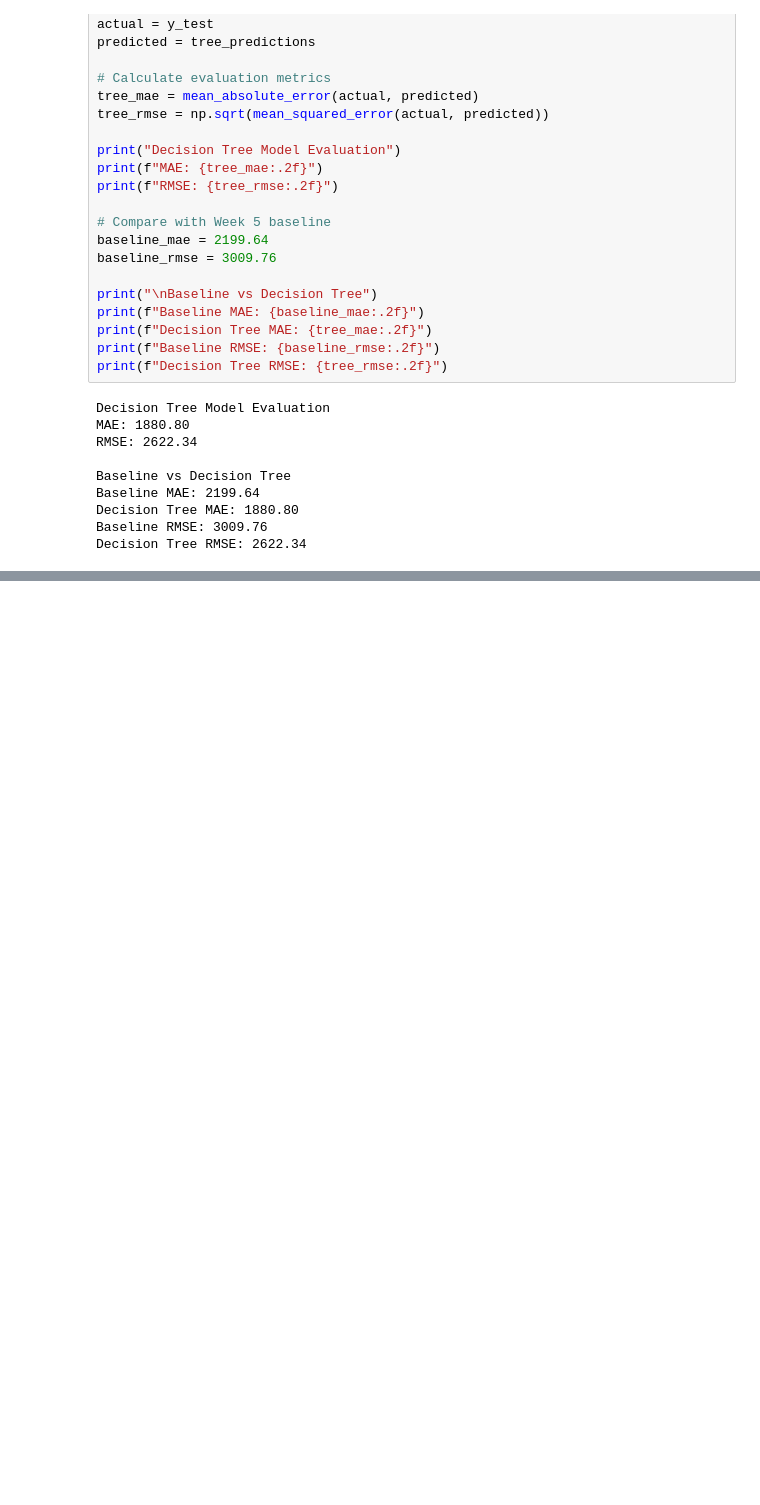
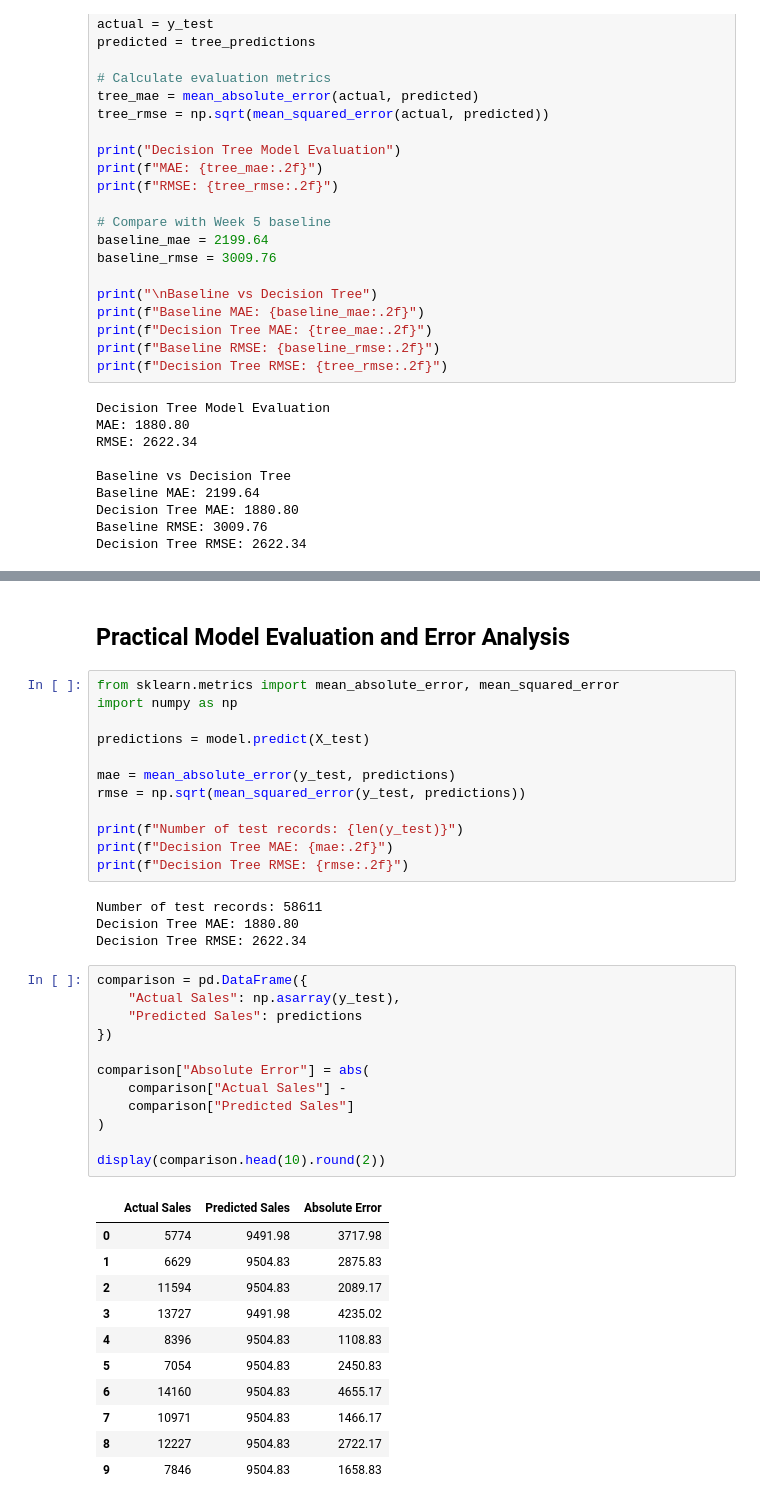
Before and after one commit to BizInsight26/bizinsight, a Jupyter notebook: notebooks/03_decision_tree.ipynb, the cells around one changed output, grey strips where cells are left out. Cells and saved outputs as stored; diff of their text form; blank space fills up the shorter version.

```diff
--- a/notebooks/03_decision_tree.ipynb
+++ b/notebooks/03_decision_tree.ipynb
@@ -192,0 +536,42 @@ Decision Tree RMSE: 2622.34
+# %% [markdown]
+## Practical Model Evaluation and Error Analysis
+# %%
+from sklearn.metrics import mean_absolute_error, mean_squared_error
+import numpy as np
+
+predictions = model.predict(X_test)
+
+mae = mean_absolute_error(y_test, predictions)
+rmse = np.sqrt(mean_squared_error(y_test, predictions))
+
+print(f"Number of test records: {len(y_test)}")
+print(f"Decision Tree MAE: {mae:.2f}")
+print(f"Decision Tree RMSE: {rmse:.2f}")
+# %% [output]
+Number of test records: 58611
+Decision Tree MAE: 1880.80
+Decision Tree RMSE: 2622.34
+# %%
+comparison = pd.DataFrame({
+    "Actual Sales": np.asarray(y_test),
+    "Predicted Sales": predictions
+})
+
+comparison["Absolute Error"] = abs(
+    comparison["Actual Sales"] -
+    comparison["Predicted Sales"]
+)
+
+display(comparison.head(10).round(2))
+# %% [output]
+|  | Actual Sales | Predicted Sales | Absolute Error |
+| 0 | 5774 | 9491.98 | 3717.98 |
+| 1 | 6629 | 9504.83 | 2875.83 |
+| 2 | 11594 | 9504.83 | 2089.17 |
+| 3 | 13727 | 9491.98 | 4235.02 |
+| 4 | 8396 | 9504.83 | 1108.83 |
+| 5 | 7054 | 9504.83 | 2450.83 |
+| 6 | 14160 | 9504.83 | 4655.17 |
+| 7 | 10971 | 9504.83 | 1466.17 |
+| 8 | 12227 | 9504.83 | 2722.17 |
+| 9 | 7846 | 9504.83 | 1658.83 |
```
Also changed, not shown: parts of 19 cells of this notebook, 11 other files.
